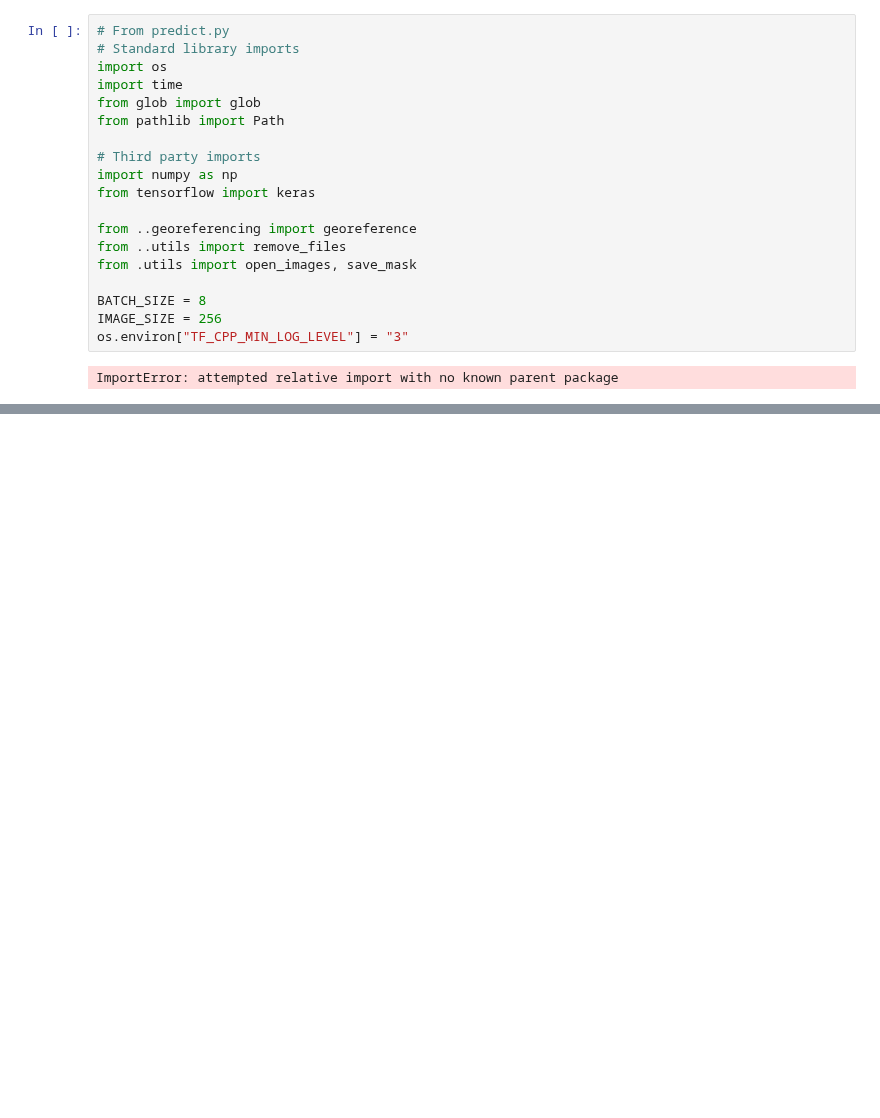
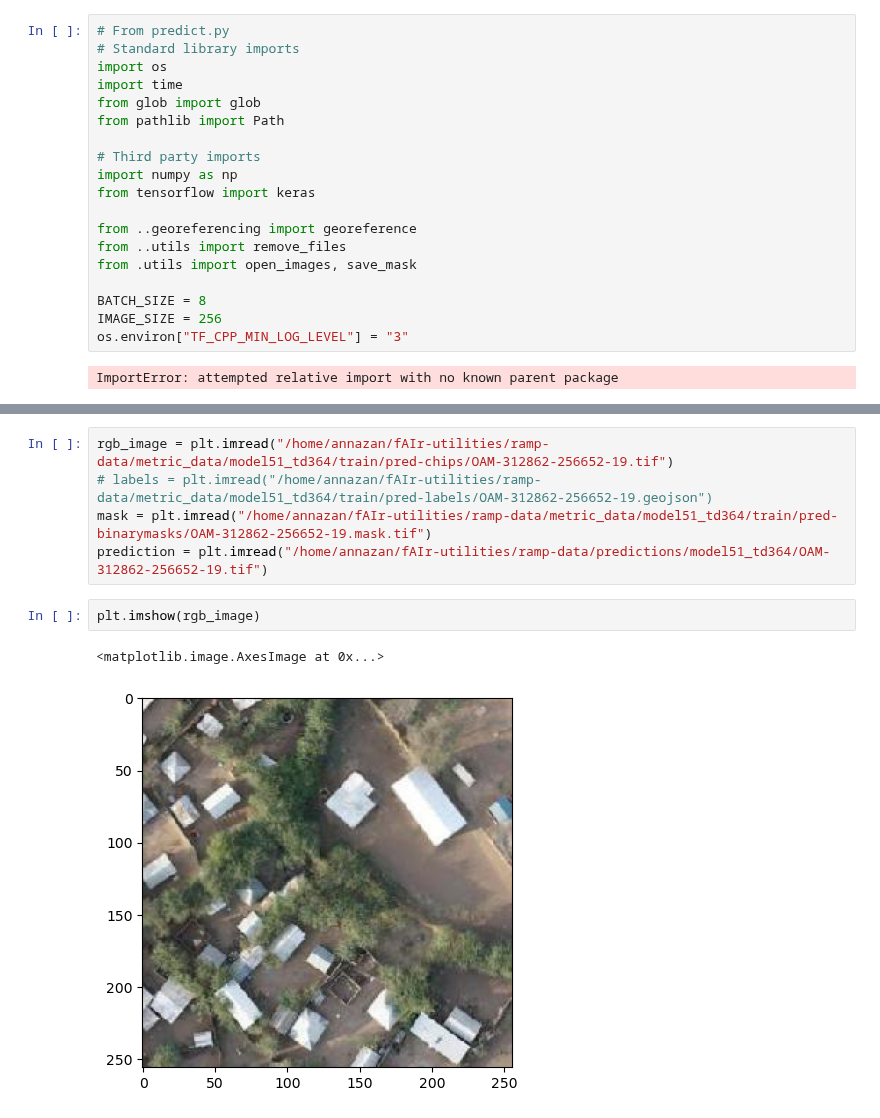
Before and after one commit to ciupava/fAIr-utilities, a Jupyter notebook: hot_fair_utilities/inference/basic_testing.ipynb, the cells around one changed output, grey strips where cells are left out. Saved outputs shown, nothing was run; the diff lists cells and outputs as text; blank space fills up the shorter version.

```diff
--- a/hot_fair_utilities/inference/basic_testing.ipynb
+++ b/hot_fair_utilities/inference/basic_testing.ipynb
@@ -58,0 +95,10 @@ TypeError: __init__() missing 1 required positional argument: 'class_id'
+# %%
+rgb_image = plt.imread("/home/annazan/fAIr-utilities/ramp-data/metric_data/model51_td364/train/pred-chips/OAM-312862-256652-19.tif")
+# labels = plt.imread("/home/annazan/fAIr-utilities/ramp-data/metric_data/model51_td364/train/pred-labels/OAM-312862-256652-19.geojson")
+mask = plt.imread("/home/annazan/fAIr-utilities/ramp-data/metric_data/model51_td364/train/pred-binarymasks/OAM-312862-256652-19.mask.tif")
+prediction = plt.imread("/home/annazan/fAIr-utilities/ramp-data/predictions/model51_td364/OAM-312862-256652-19.tif")
+# %%
+plt.imshow(rgb_image)
+# %% [output]
+<matplotlib.image.AxesImage at 0x...>
+[figure, added]
```
Also changed, not shown: parts of 18 cells of this notebook, 6 other files.
